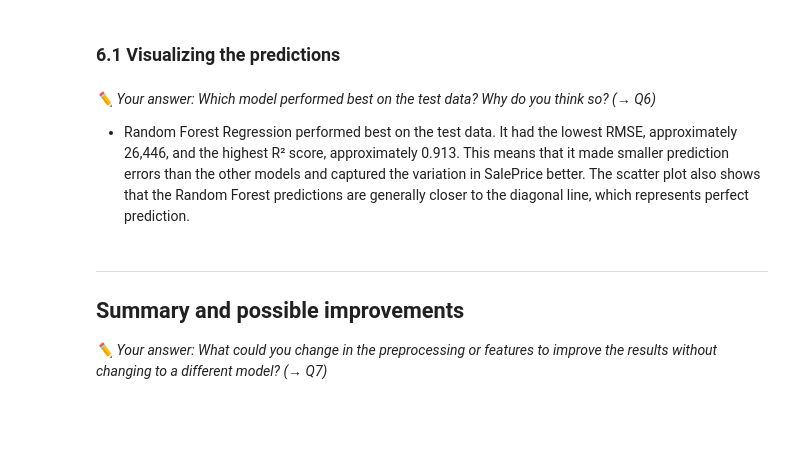
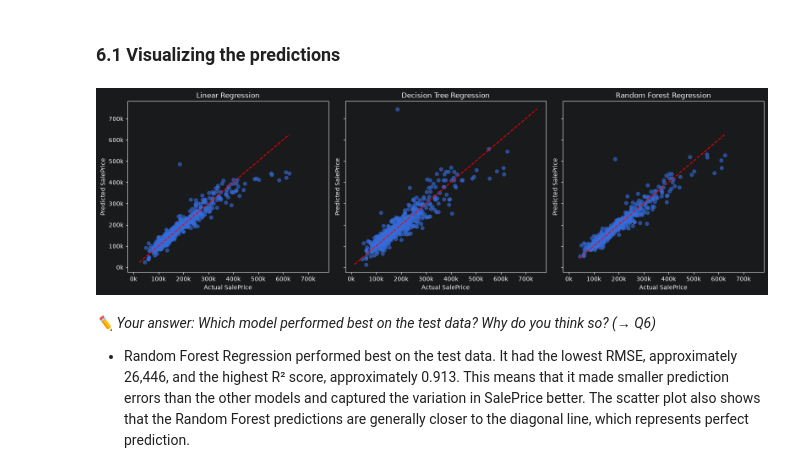
Before and after one commit to Frednos/Machine-Learning-Assignment-1, a Jupyter notebook: housing_price_prediction.ipynb, the cells around one changed output. Drawn from its saved outputs; the diff is of its cells as text; code cells hidden in the pictures; blank space fills up the shorter version.

```diff
--- a/housing_price_prediction.ipynb
+++ b/housing_price_prediction.ipynb
@@ -521,32 +776,35 @@ display(display_df)
 # %% [markdown]
 ### 6.1 Visualizing the predictions
 # %%
-import numpy as np
-import pandas as pd
-import matplotlib.pyplot as plt
-import seaborn as sns
-
-from sklearn.model_selection import train_test_split
-from sklearn.impute import SimpleImputer
-from sklearn.preprocessing import OneHotEncoder, StandardScaler
-from sklearn.compose import ColumnTransformer
-from sklearn.pipeline import Pipeline
-
 from matplotlib.ticker import FuncFormatter
 
-from sklearn.linear_model import LinearRegression
-from sklearn.tree import DecisionTreeRegressor
-from sklearn.ensemble import RandomForestRegressor
+fig, axes = plt.subplots(1, 3, figsize=(16, 5), sharex=True, sharey=True)
 
-from sklearn.metrics import mean_squared_error, r2_score
+for ax, (name, model) in zip(axes, trained_models.items()):
+    y_pred = model.predict(X_test)
 
-RANDOM_STATE = 42          # used everywhere for reproducible results
-pd.set_option("display.max_columns", 100)
+    # Scatter plot
+    ax.scatter(y_test, y_pred, alpha=0.6)
+
+    # Diagonal line: perfect predictions
+    min_val = min(y_test.min(), y_pred.min())
+    max_val = max(y_test.max(), y_pred.max())
+    ax.plot([min_val, max_val], [min_val, max_val], "r--")
+
+    # Titles and labels
+    ax.set_title(name)
+    ax.set_xlabel("Actual SalePrice")
+    ax.set_ylabel("Predicted SalePrice")
+
+    # Show values as 100k, 200k, etc.
+    formatter = FuncFormatter(lambda x, pos: f"{x/1000:.0f}k")
+    ax.xaxis.set_major_formatter(formatter)
+    ax.yaxis.set_major_formatter(formatter)
+
+plt.tight_layout()
+plt.show()
+# %% [output]
+[figure, added]
 # %% [markdown]
 *✏️ Your answer: Which model performed best on the test data? Why do you think so? (→ Q6)*
 * Random Forest Regression performed best on the test data. It had the lowest RMSE, approximately 26,446, and the highest R² score, approximately 0.913. This means that it made smaller prediction errors than the other models and captured the variation in SalePrice better. The scatter plot also shows that the Random Forest predictions are generally closer to the diagonal line, which represents perfect prediction.
-# %% [markdown]
----
-## Summary and possible improvements
-
-*✏️ Your answer: What could you change in the preprocessing or features to improve the results without changing to a different model? (→ Q7)*
```
Also changed, not shown: parts of 21 cells of this notebook.
